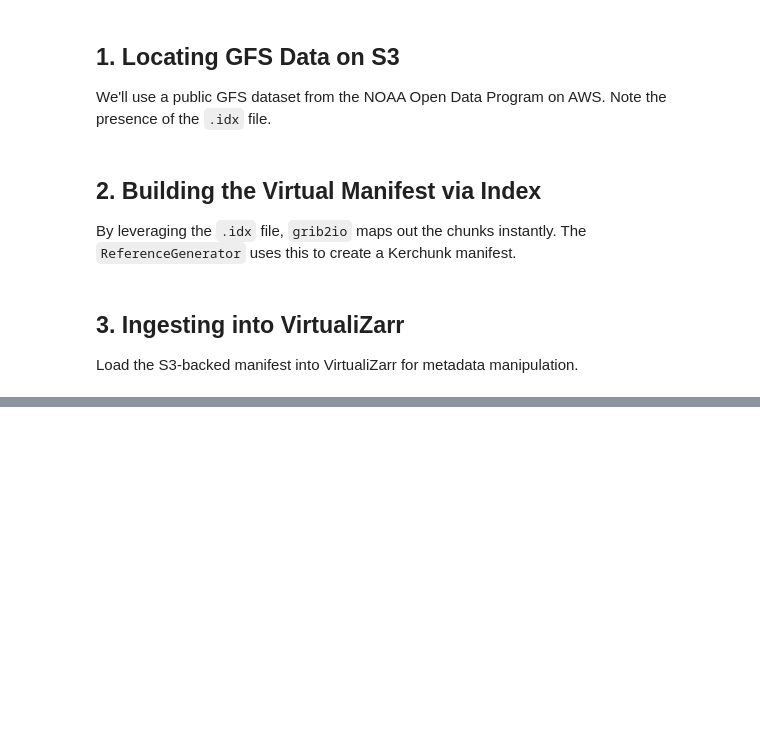
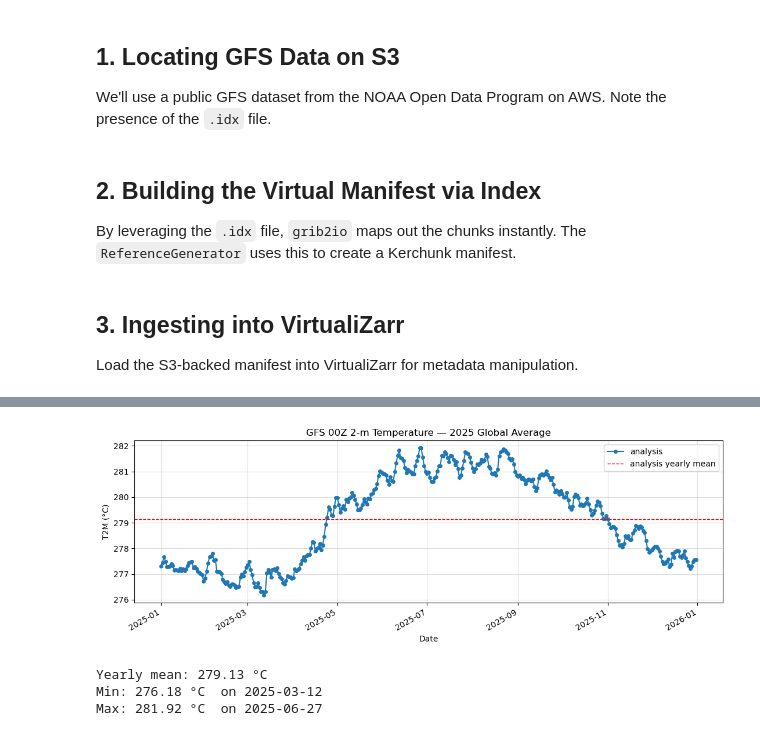
Before and after one commit to NOAA-MDL/grib2io, a Jupyter notebook: demos/grib2io_s3_virtualizarr.ipynb, the cells around one changed output, grey strips where cells are left out. Cells and saved outputs as stored; diff of their text form; code cells hidden in the pictures; blank space fills up the shorter version.

```diff
--- a/demos/grib2io_s3_virtualizarr.ipynb
+++ b/demos/grib2io_s3_virtualizarr.ipynb
@@ -124,0 +328,32 @@ if "TMP" in ds.data_vars:
+# %%
+# Location of interest (change as desired)
+TARGET_LAT = 40.71  # New York City
+TARGET_LON = -74.01  # (negative = West)
+
+lats = t2m.coords.get("latitude", t2m.coords.get("y", None))
+lons = t2m.coords.get("longitude", t2m.coords.get("x", None))
+
+# Compute 1-D global-mean time series with moderate time chunking.
+ts = t2m.chunk({"valid_time": 14}).mean("x").mean("y").compute()
+times = pd.to_datetime(ts.coords["valid_time"].values)
+
+fig, ax = plt.subplots(figsize=(11, 4))
+ax.plot(times, ts.values.ravel(), marker="o", linewidth=1.5, markersize=4, label="analysis")
+ax.axhline(float(ts.mean()), color="red", linestyle="--", linewidth=1, label="analysis yearly mean")
+ax.set_xlabel("Date")
+ax.set_ylabel("T2M (\u00b0C)")
+ax.set_title(f"GFS 00Z 2-m Temperature \u2014 {PERIOD_LABEL} Global Average")
+ax.legend()
+ax.grid(alpha=0.4)
+fig.autofmt_xdate()
+plt.tight_layout()
+plt.show()
+
+print(f"\nYearly mean: {float(ts.mean()):.2f} \u00b0C")
+print(f"Min: {float(ts.min()):.2f} \u00b0C  on {times[int(ts.argmin())].date()}")
+print(f"Max: {float(ts.max()):.2f} \u00b0C  on {times[int(ts.argmax())].date()}")
+# %% [output]
+[figure, added]
+Yearly mean: 279.13 °C
+Min: 276.18 °C  on 2025-03-12
+Max: 281.92 °C  on 2025-06-27
```
Also changed, not shown: parts of 13 cells of this notebook, 12 other files.
